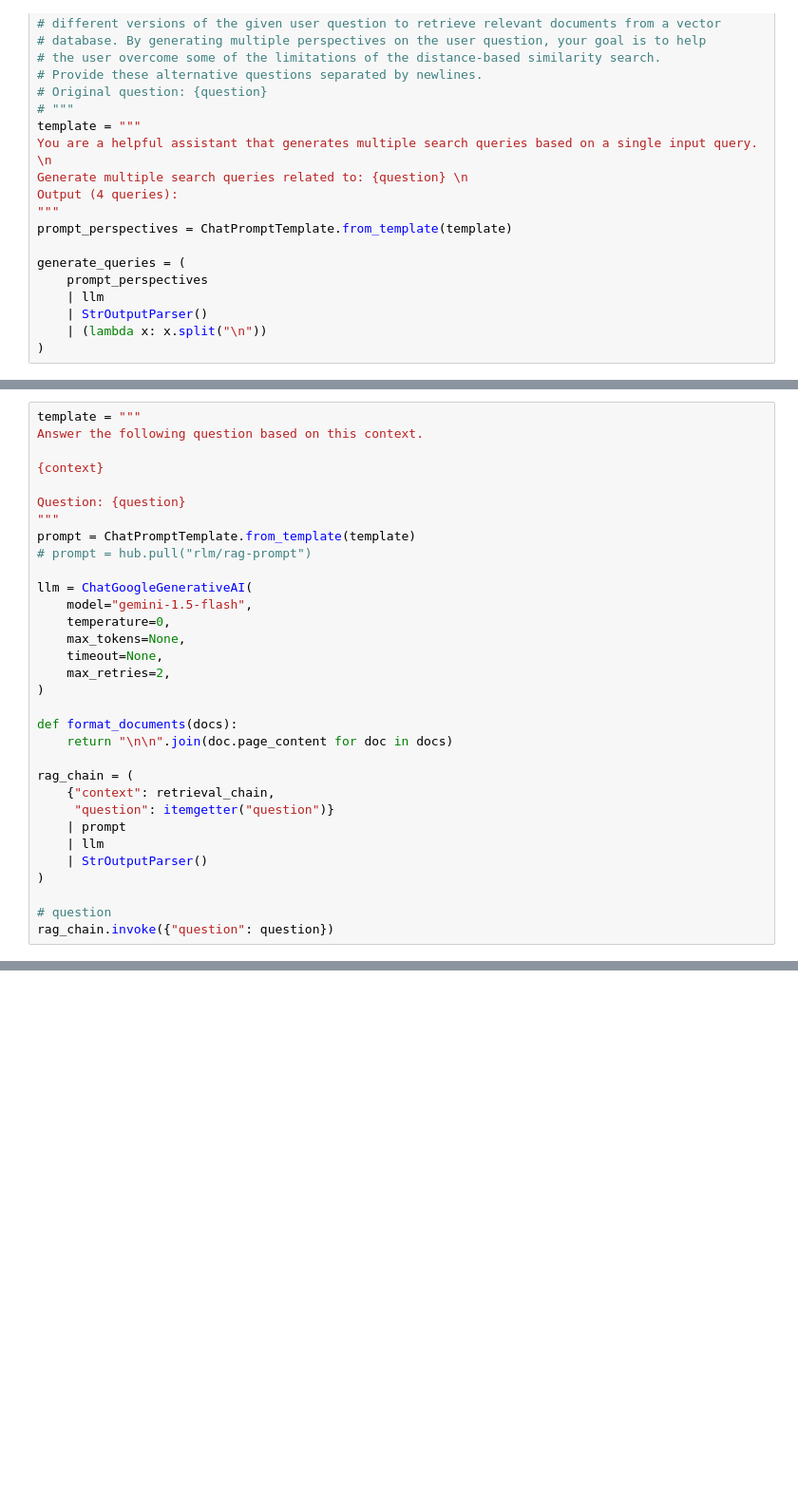
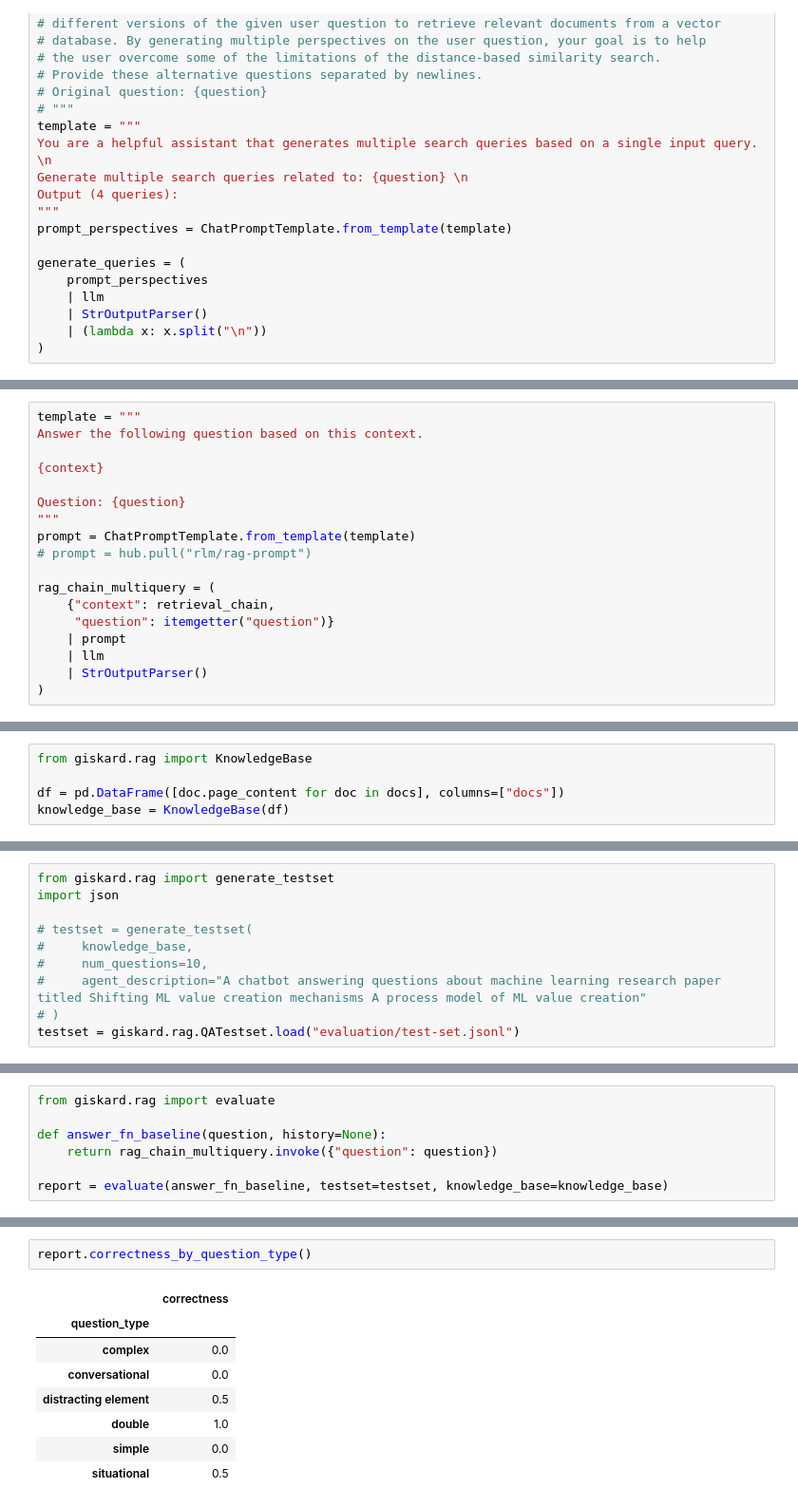
Before and after one commit to anggapark/paper-qna-rag, a Jupyter notebook: exp.ipynb, the cells around one changed output, grey strips where cells are left out. Shown: that part at 95% size. Cells and saved outputs as stored; diff of their text form; blank space fills up the shorter version.

Commit message:
add rag evaluation

```diff
--- a/exp.ipynb
+++ b/exp.ipynb
@@ -182,24 +219,10 @@ Question: {question}
 prompt = ChatPromptTemplate.from_template(template)
 # prompt = hub.pull("rlm/rag-prompt")
 
-llm = ChatGoogleGenerativeAI(
-    model="gemini-1.5-flash",
-    temperature=0,
-    max_tokens=None,
-    timeout=None,
-    max_retries=2,
-)
-
-def format_documents(docs):
-    return "\n\n".join(doc.page_content for doc in docs)
-
-rag_chain = (
+rag_chain_multiquery = (
     {"context": retrieval_chain,
      "question": itemgetter("question")}
     | prompt
     | llm
     | StrOutputParser()
 )
-
-# question
-rag_chain.invoke({"question": question})
@@ -207,0 +309,5 @@ rag_chain.invoke({"question": question})
+# %%
+from giskard.rag import KnowledgeBase
+
+df = pd.DataFrame([doc.page_content for doc in docs], columns=["docs"])
+knowledge_base = KnowledgeBase(df)
@@ -207,0 +316,10 @@ rag_chain.invoke({"question": question})
+# %%
+from giskard.rag import generate_testset
+import json
+
+# testset = generate_testset(
+#     knowledge_base,
+#     num_questions=10,
+#     agent_description="A chatbot answering questions about machine learning research paper titled Shifting ML value creation mechanisms A process model of ML value creation"
+# )
+testset = giskard.rag.QATestset.load("evaluation/test-set.jsonl")
@@ -207,0 +360,7 @@ rag_chain.invoke({"question": question})
+# %%
+from giskard.rag import evaluate
+
+def answer_fn_baseline(question, history=None):
+    return rag_chain_multiquery.invoke({"question": question})
+
+report = evaluate(answer_fn_baseline, testset=testset, knowledge_base=knowledge_base)
@@ -207,0 +374,11 @@ rag_chain.invoke({"question": question})
+# %%
+report.correctness_by_question_type()
+# %% [output]
+|  | correctness |
+| question_type |  |
+| complex | 0.0 |
+| conversational | 0.0 |
+| distracting element | 0.5 |
+| double | 1.0 |
+| simple | 0.0 |
+| situational | 0.5 |
```
Also changed, not shown: parts of 43 cells of this notebook.
